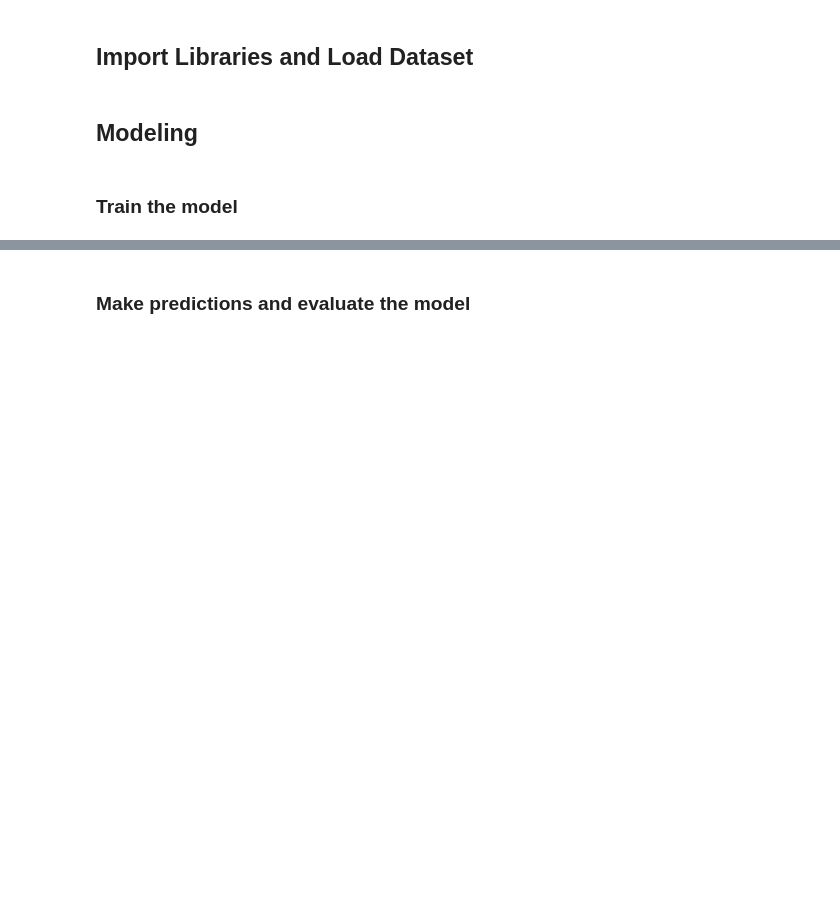
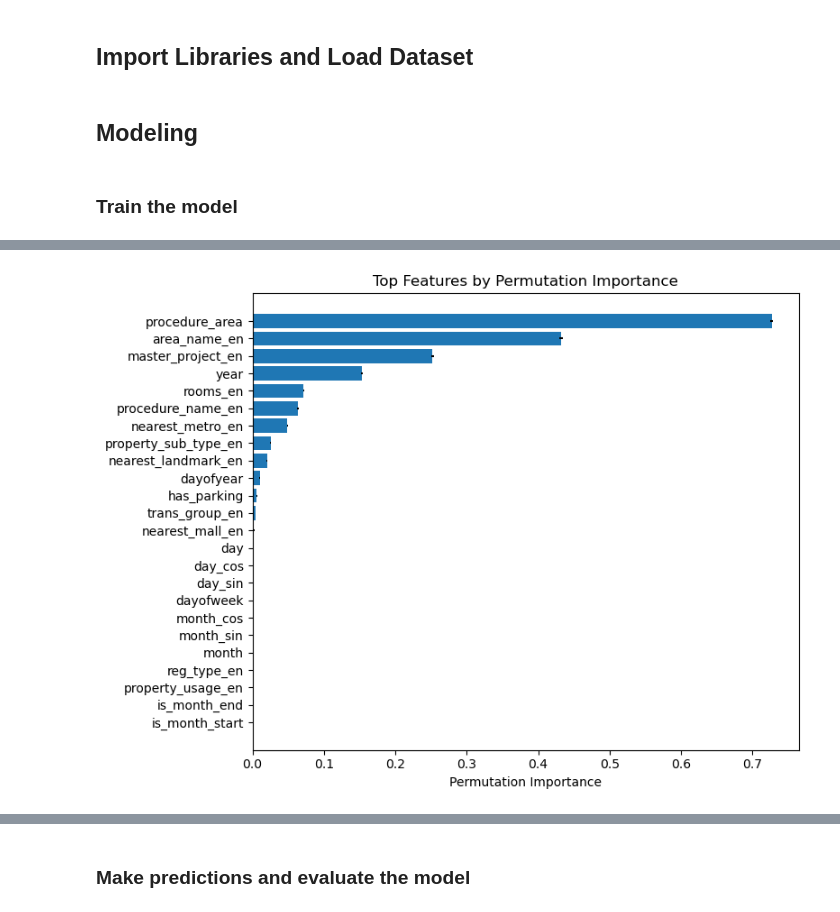
Before and after one commit to ssuljo/dld_transactions_analytics, a Jupyter notebook: xgboost_localmode_train_test.ipynb, the cells around one changed output, grey strips where cells are left out. Saved outputs shown, nothing was run; the diff lists cells and outputs as text; code cells hidden in the pictures; blank space fills up the shorter version.

```diff
--- a/xgboost_localmode_train_test.ipynb
+++ b/xgboost_localmode_train_test.ipynb
@@ -116,0 +128,21 @@ plt.show()
+# %%
+from sklearn.inspection import permutation_importance
+
+result = permutation_importance(model, X_test, y_test, n_repeats=10, random_state=42)
+# %%
+importances = result['importances_mean']
+std = result['importances_std']
+feature_names = X_test.columns
+
+sorted_idx = importances.argsort()[::-1]
+
+plt.figure(figsize=(8, 6))
+plt.barh(range(len(importances)), importances[sorted_idx], xerr=std[sorted_idx], align='center')
+plt.yticks(range(len(importances)), feature_names[sorted_idx])
+plt.gca().invert_yaxis()
+plt.xlabel("Permutation Importance")
+plt.title("Top Features by Permutation Importance")
+plt.tight_layout()
+plt.show()
+# %% [output]
+[figure, added]
```
Also changed, not shown: parts of 34 cells of this notebook, 3 other files.
